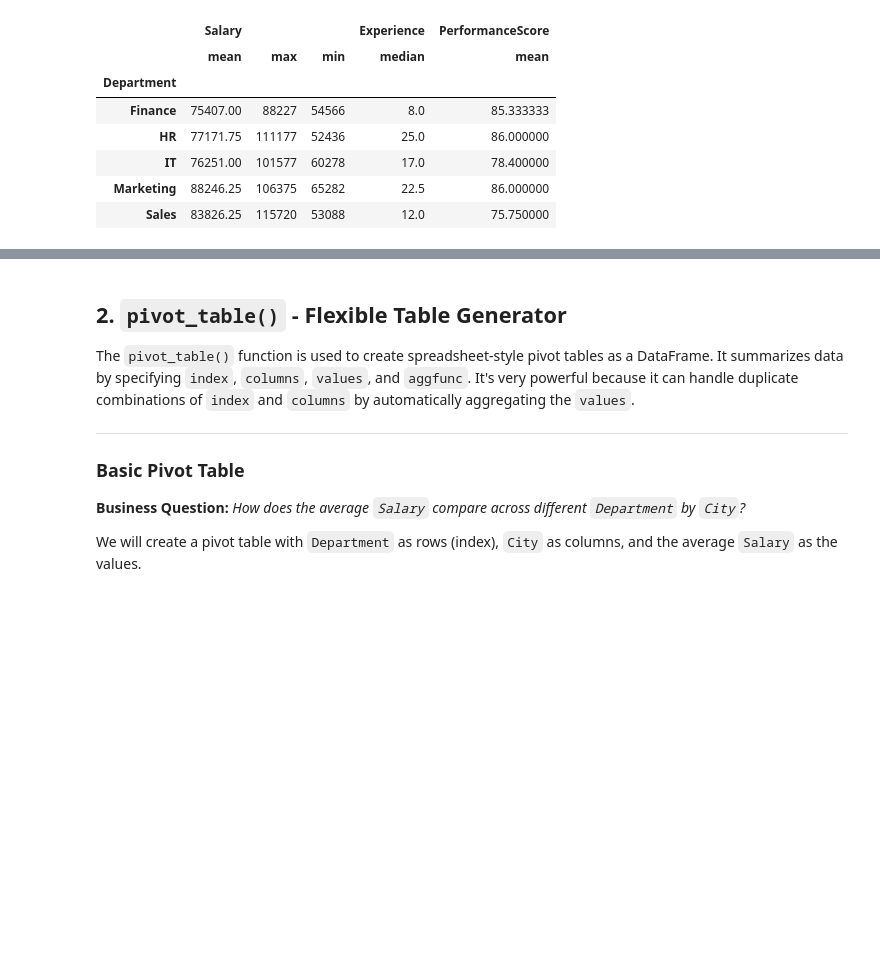
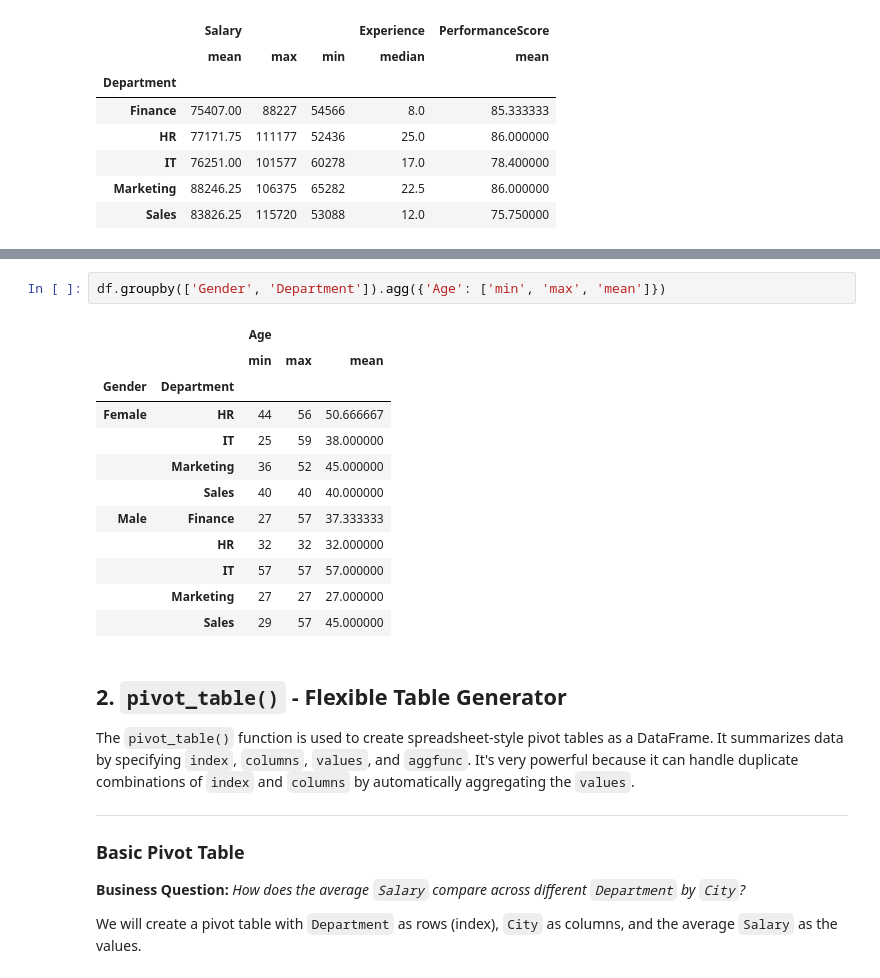
Before and after one commit to Mohamad-Selawy/Data-Analysis, a Jupyter notebook: Data Analysis/Level 1/5_Aggregation_&_Pivoting.ipynb, the cells around one changed output, grey strips where cells are left out. Cells and saved outputs as stored; diff of their text form; blank space fills up the shorter version.

```diff
--- a/Data Analysis/Level 1/5_Aggregation_&_Pivoting.ipynb
+++ b/Data Analysis/Level 1/5_Aggregation_&_Pivoting.ipynb
@@ -166,3 +119,18 @@ display(dept_detailed_stats)
+# %%
+df.groupby(['Gender', 'Department']).agg({'Age': ['min', 'max', 'mean']})
+# %% [output]
+|  |  | Age |  |  |
+|  |  | min | max | mean |
+| Gender | Department |  |  |  |
+| Female | HR | 44 | 56 | 50.666667 |
+|  | IT | 25 | 59 | 38.000000 |
+|  | Marketing | 36 | 52 | 45.000000 |
+|  | Sales | 40 | 40 | 40.000000 |
+| Male | Finance | 27 | 57 | 37.333333 |
+|  | HR | 32 | 32 | 32.000000 |
+|  | IT | 57 | 57 | 57.000000 |
+|  | Marketing | 27 | 27 | 27.000000 |
+|  | Sales | 29 | 57 | 45.000000 |
 # %% [markdown]
 ## 2. `pivot_table()` - Flexible Table Generator
 
```
Also changed, not shown: parts of 11 cells of this notebook.
